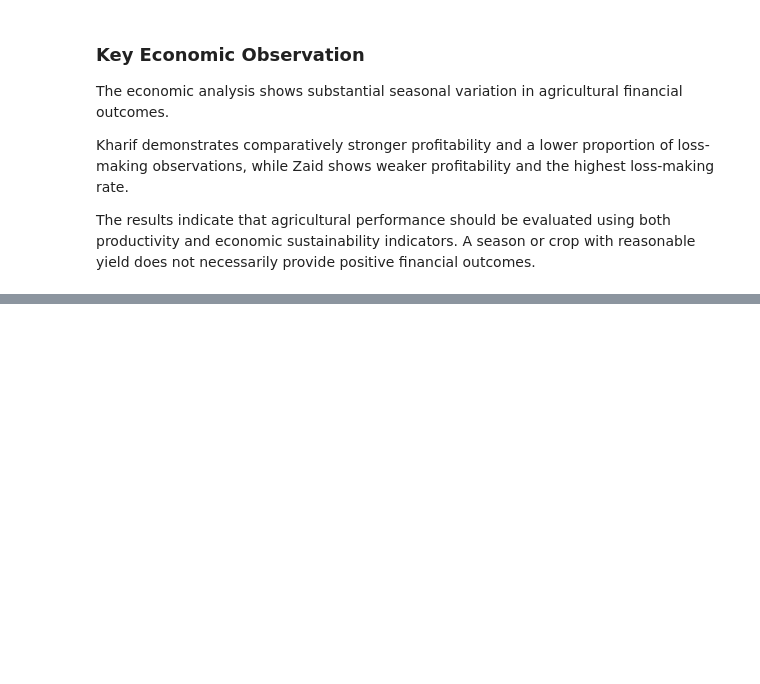
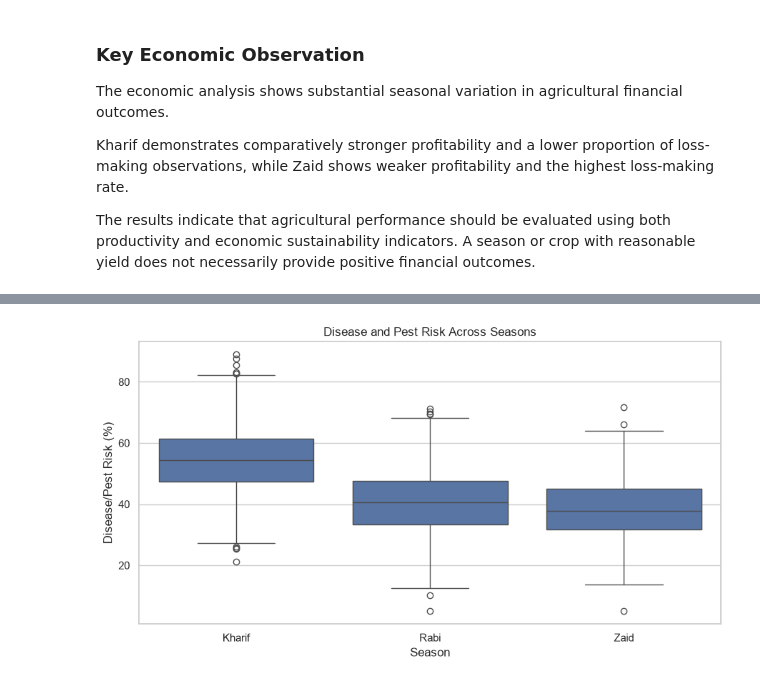
Before and after one commit to TharunPranav2007/Seasonal-Agriculture-Performance-Analysis, a Jupyter notebook: notebooks/seasonal_agriculture_analysis.ipynb, the cells around one changed output, grey strips where cells are left out. Saved outputs shown, nothing was run; the diff lists cells and outputs as text; code cells hidden in the pictures; blank space fills up the shorter version.

Commit message:
feat: add risk analysis

```diff
--- a/notebooks/seasonal_agriculture_analysis.ipynb
+++ b/notebooks/seasonal_agriculture_analysis.ipynb
@@ -2689,0 +2714,17 @@ The results indicate that agricultural performance should be evaluated using bot
+# %%
+plt.figure(figsize=(9, 5))
+
+sns.boxplot(
+    data=df_clean,
+    x="Season",
+    y="Disease_Pest_Risk_pct",
+    order=["Kharif", "Rabi", "Zaid"]
+)
+
+plt.title("Disease and Pest Risk Across Seasons")
+plt.xlabel("Season")
+plt.ylabel("Disease/Pest Risk (%)")
+plt.tight_layout()
+plt.show()
+# %% [output]
+[figure, added]
```
Also changed, not shown: parts of 27 cells of this notebook.
